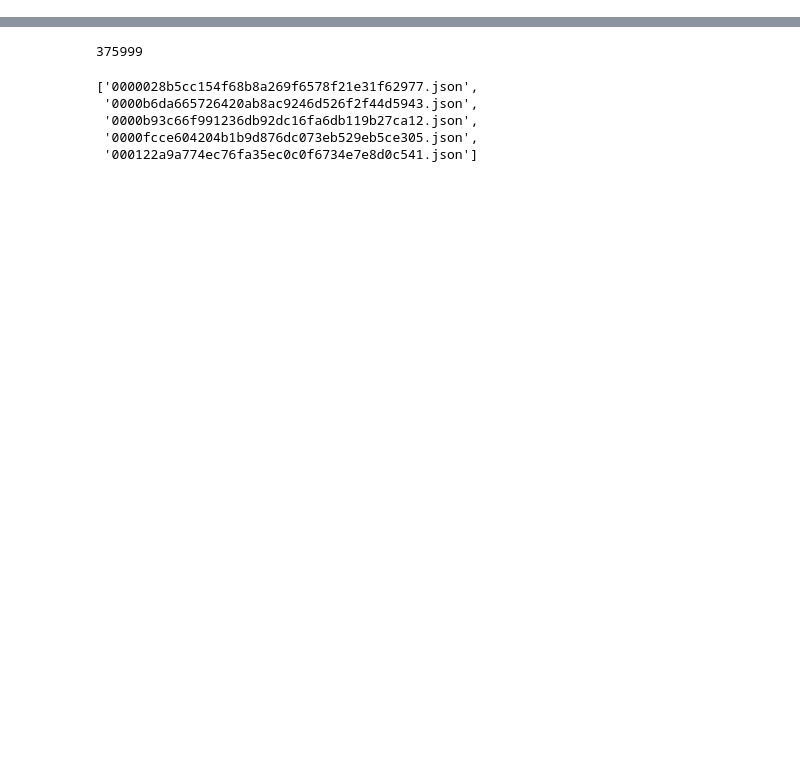
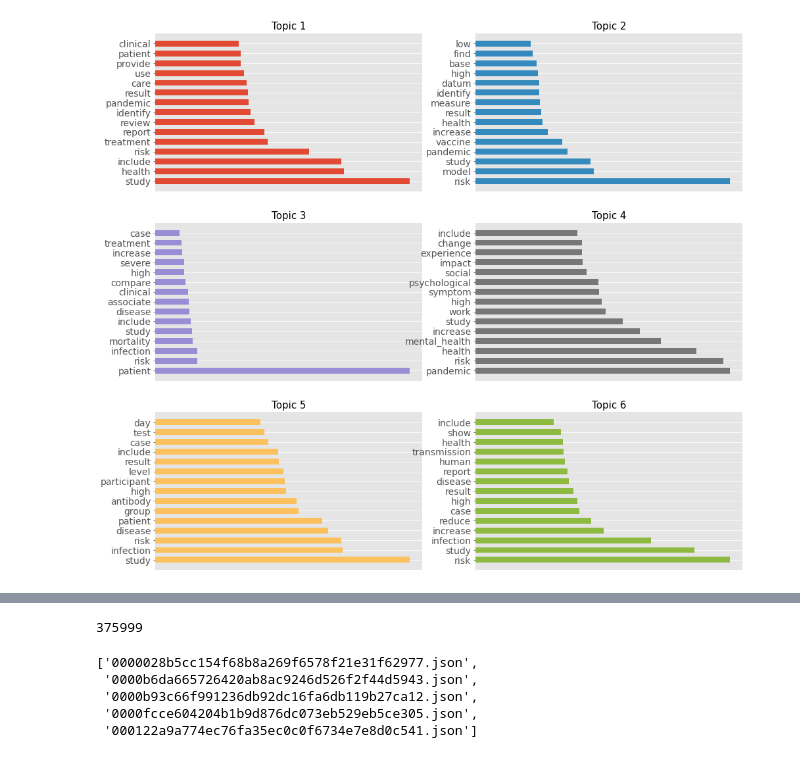
Before and after one commit to laiduy98/cose-19, a Jupyter notebook: notebooks/severity_clustering.ipynb, the cells around one changed output, grey strips where cells are left out. Saved outputs shown, nothing was run; the diff lists cells and outputs as text; code cells hidden in the pictures; blank space fills up the shorter version.

```diff
--- a/notebooks/severity_clustering.ipynb
+++ b/notebooks/severity_clustering.ipynb
@@ -46,0 +340,19 @@ Name: source_x, dtype: int64
+# %%
+word_topic_scores = lda_model.show_topics(num_words=15,formatted=False)
+
+fig = plt.figure(figsize=(16,15))
+for i,topic in enumerate(word_topic_scores):
+    word_score_pairs = topic[1]
+    #word_score_dict = dict(topic[1])
+    words = [word_score_pair[0] for word_score_pair in word_score_pairs]
+    probs = [word_score_pair[1] for word_score_pair in word_score_pairs]
+    #fig,ax = plt.subplots(figsize=(7,5))
+    ax = fig.add_subplot(3,2,i+1)
+    ax.barh(y=words,width=probs,height=0.6,color=sns.color_palette()[i])
+    ax.set_yticklabels(labels=words, fontsize=14)
+    ax.set_xticks([])
+    ax.set_title(f'Topic {i+1}',fontsize=15)
+    for pos in ['left','right','bottom','top']:
+        ax.spines[pos].set_color(None)
+# %% [output]
+[figure, added]
```
Also changed, not shown: parts of 50 cells of this notebook.
